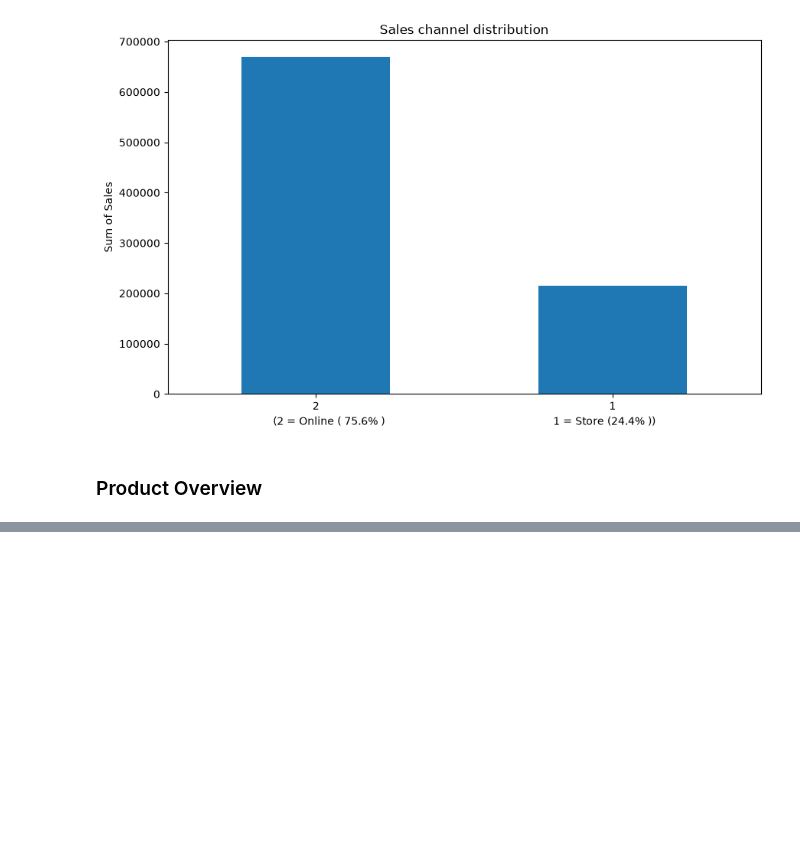
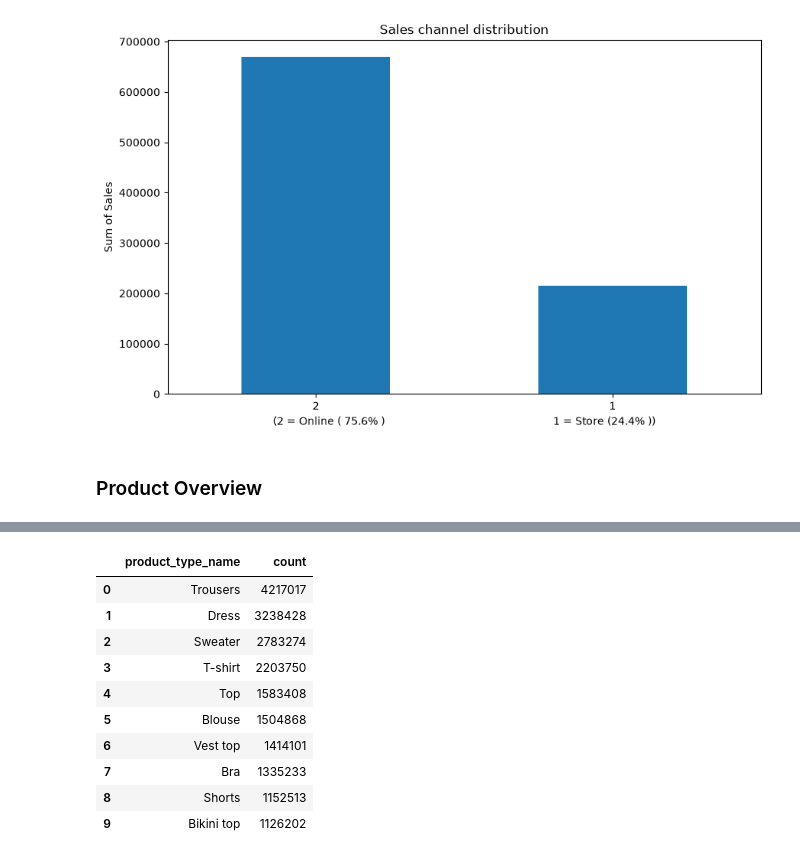
Before and after one commit to peayah/customer_intelligence_system, a Jupyter notebook: 03_exploratory_data_analysis.ipynb, the cells around one changed output, grey strips where cells are left out. Drawn from its saved outputs; the diff is of its cells as text; code cells hidden in the pictures; blank space fills up the shorter version.

Commit message:
added product overview

```diff
--- a/03_exploratory_data_analysis.ipynb
+++ b/03_exploratory_data_analysis.ipynb
@@ -123,2 +139,16 @@ Name: price, dtype: float64
+# %%
+df['product_type_name'].value_counts().head(10).reset_index()
+# %% [output]
+|  | product_type_name | count |
+| 0 | Trousers | 4217017 |
+| 1 | Dress | 3238428 |
+| 2 | Sweater | 2783274 |
+| 3 | T-shirt | 2203750 |
+| 4 | Top | 1583408 |
+| 5 | Blouse | 1504868 |
+| 6 | Vest top | 1414101 |
+| 7 | Bra | 1335233 |
+| 8 | Shorts | 1152513 |
+| 9 | Bikini top | 1126202 |
 # %%
 # df.to_pickle('explored_data.pkl')
```
Also changed, not shown: parts of 3 cells of this notebook, 3 other files.
